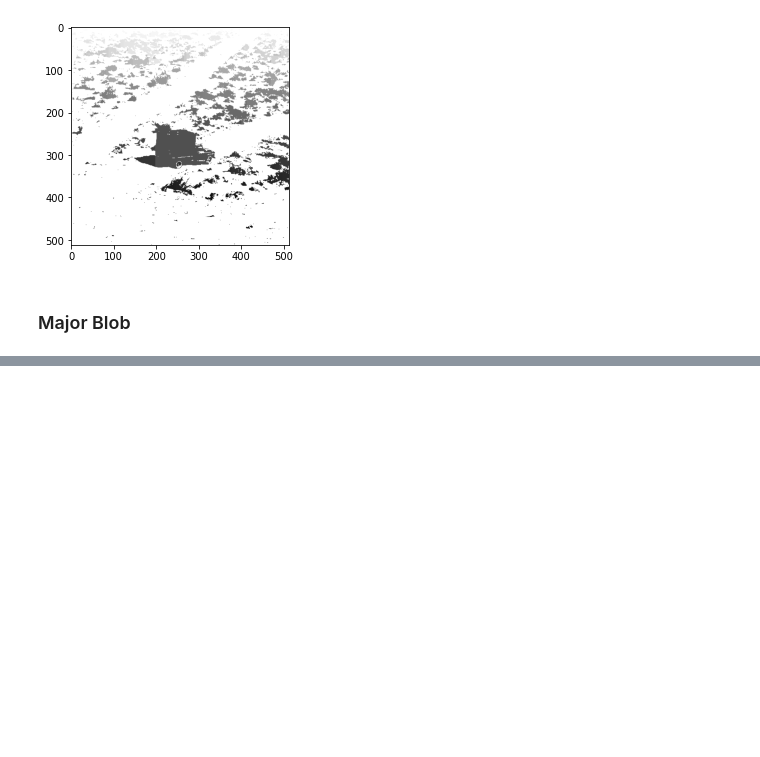
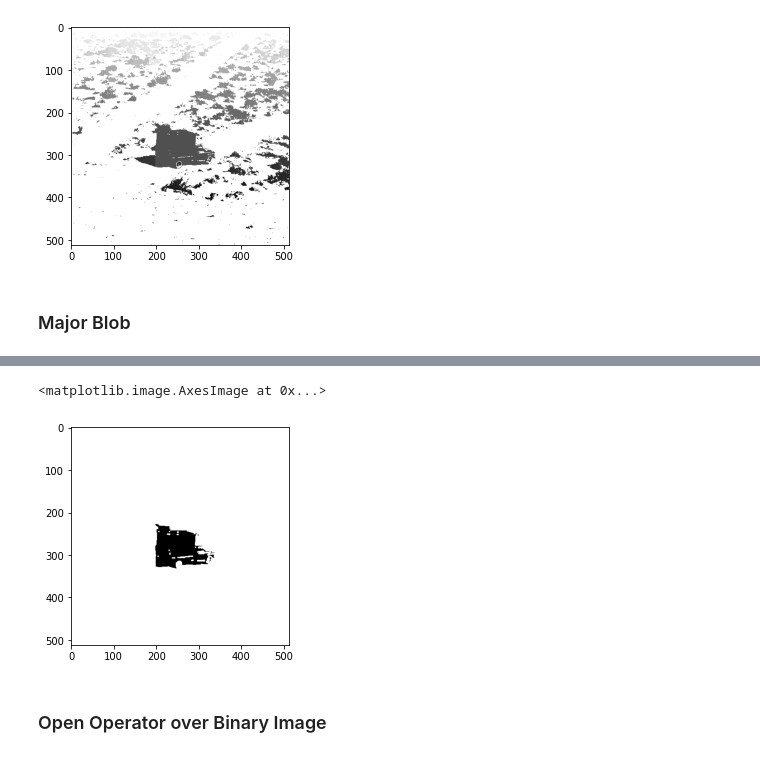
Before and after one commit to krishnasrikard/IIT-Hyderabad-Semester-Courses, a Jupyter notebook: EE5377/HW0/HW0.ipynb, the cells around one changed output, grey strips where cells are left out. Drawn from its saved outputs; the diff is of its cells as text; code cells hidden in the pictures; blank space fills up the shorter version.

```diff
--- a/EE5377/HW0/HW0.ipynb
+++ b/EE5377/HW0/HW0.ipynb
@@ -204,0 +266,8 @@ plt.imshow(CCA,cmap = 'gray')
+# %%
+ErodedImage = dilate(binaryImage,Windows('SQUARE',3))
+plt.imshow(ErodedImage,cmap = 'gray')
+# %% [output]
+<matplotlib.image.AxesImage at 0x...>
+[figure, added]
+# %% [markdown]
+### Open Operator over Binary Image
```
Also changed, not shown: parts of 19 cells of this notebook.
